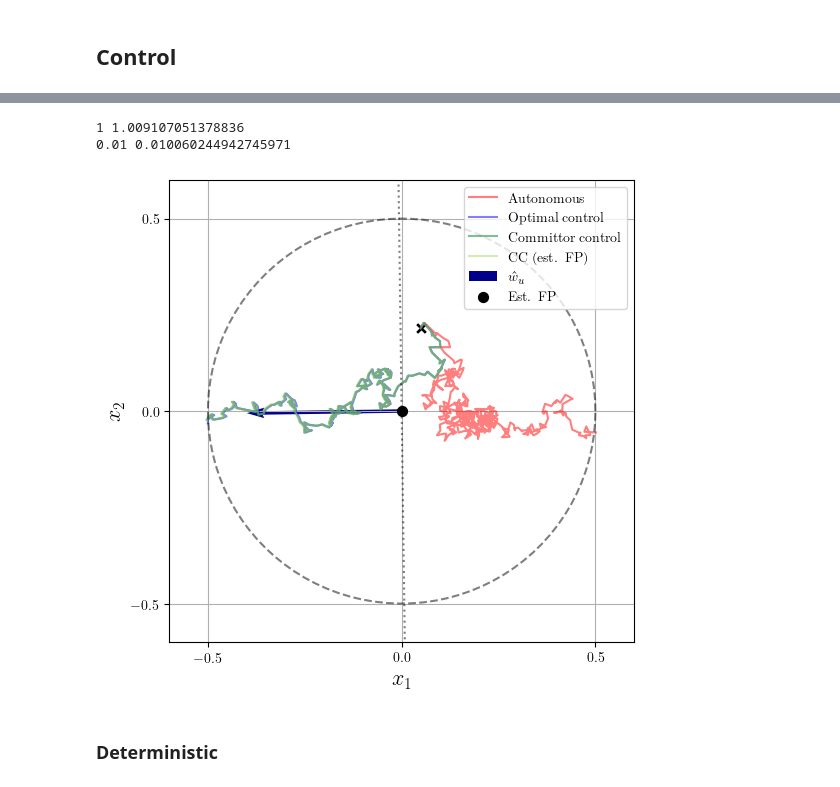
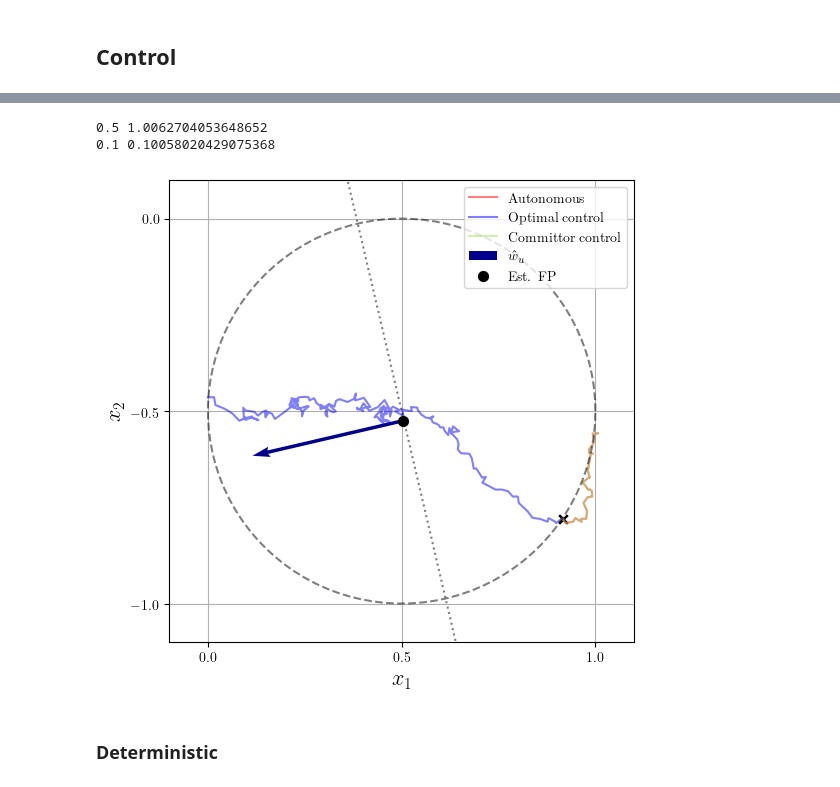
Before and after one commit to Asagodi/committor_control, a Jupyter notebook: estimation_test.ipynb, the cells around one changed output, grey strips where cells are left out. Drawn from its saved outputs; the diff is of its cells as text; code cells hidden in the pictures.

```diff
--- a/estimation_test.ipynb
+++ b/estimation_test.ipynb
@@ -94,8 +229,0 @@ for t in range(1, T):
-# %%
-tracker = ExponentialCovarianceTracker(dim, gamma=0.999, store_history=True)
-#tracker = OnlineCovarianceTracker(dim, store_history=True)
-
-# --- Compare inferred A to linearization at saddle ---
-A_linearized = np.array([[1, 0], [0, -4]])
-#A_linearized = np.eye(2) + A_linearized * dt
-A_stable =  np.array([[-2, 0], [0, -4]]) #* dt +np.eye(2) +
@@ -645,12 +1001,14 @@ plt.show()
 # %%
-D_est = noise_strength_to_D(tracker.noise_strength, dt, dim)
-r = tracker.lambda_history[-1] / (2*D_est)
-u_star_hp_est = high_precision_control(u_vals, a=a, r=r, D=D_est, precision=dps)
+#D_est = noise_strength_to_D(tracker.noise_strength, dt, dim)
+#r = tracker.lambda_history[-1] / (2*D_est)
+#u_star_hp_est = high_precision_control(u_vals, a=a, r=r, D=D_est, precision=dps)
+
+u_star_erf_est = np.array([committor_control_erf_scalar(u_v, lambda_u=tracker.lambda_history[-1], D=D_est, a=.5) for u_v in u_vals])
 
 plt.figure(figsize=(6,4))
 plt.plot(-u_vals, u_relu, 'm', lw=2, label='ReLU control', alpha=0.7)
-plt.plot(-u_vals, u_star_hp, 'b', lw=2, label=f'Optimal committor control', alpha=0.7)
-plt.plot(-u_vals, u_star_hp_est, 'g', lw=2, label=f'Est. committor control', alpha=0.7)
+plt.plot(-u_vals, u_star_hp, '--', color='b', lw=2, label=f'Optimal committor control', alpha=0.7)
+plt.plot(-u_vals, u_star_erf_est, 'g', lw=2, label=f'Est. committor control', alpha=0.7)
 plt.ylim([-0.02, 2*a + 0.1])
 plt.xticks([-a, 0, a], ['-a', '0', 'a'])
 plt.yticks([0, 2*a], ['0', '2a'])
@@ -1026,7 +1365,7 @@ n_traj = 1
 dt = 0.01
 T = 1000
 noise_std = 0.1
-seed = 0
+seed = 1
 dim = 2
 init_range = 0.5
 x_max = 0.5
@@ -1038,9 +1377,9 @@ abort_on_exit = True
 # -----------------------
 controllers_to_run = {
     "Autonomous": None,
-    "Optimal": high_precision_feedback,
-    "Committor": high_precision_feedback,
-    "Committor (est. FP)": high_precision_feedback,
+    "Optimal": erf_feedback,
+    "Committor": erf_feedback,
+    "Committor (est. FP)": erf_feedback,
     "ReLU": relu_feedback
 }
 
@@ -1048,8 +1387,9 @@ controllers_to_run = {
 # True parameters
 # -----------------------
 l_unstable_true = np.array([1, 0])
-lambda_u_true = 1
+lambda_u_true = .5
 D_true = D  # make sure D is defined
+x_fp_true = x_star
 
 # -----------------------
 # Estimated parameters
@@ -1062,6 +1402,7 @@ if l_unstable_est[0] < 0:
 lambda_est = tracker.lambda_history[-1]
 D_est = noise_strength_to_D(tracker.noise_history[-1], dt, dim=dim, sde_convention="sqrt2D")
 b_est = tracker.b_history[-1]
+x_fp_est = x_star_hats[-1]
 print(lambda_u_true, lambda_est)
 print(D_true, D_est)
 
@@ -1076,47 +1417,49 @@ all_results = run_simulations(
     drift_func=drift_func,
     noise_std=noise_std,
     init_range=init_range,
+    a=0.5,
     l_unstable_true=l_unstable_true,
     lambda_u_true=lambda_u_true,
     D_true=D_true,
+    x_fp_true=x_fp_true,
     l_unstable_est=l_unstable_est,
     lambda_est=lambda_est,
     D_est=D_est,
-    b_est=b_est,
+    x_fp_est=x_fp_est,
     controllers_to_run=controllers_to_run,
     x_max=x_max,
     oob_coords=oob_coords,
     abort_on_exit=abort_on_exit,
     control_r_neigh=0.5,
-    control_nbhd_shape="circular",
+    control_nbhd_shape="rectangular",
     seed=seed
 )
 # %% [output]
-1 1.009107051378836
-0.01 0.010060244942745971
+0.5 1.0062704053648652
+0.1 0.10058020429075368
 # %%
 # Access trajectories like before:
 all_X_uncontrolled = all_results["Autonomous"]
 all_X_opt_ctrld = all_results["Optimal"]
 all_X_relu_ctrld = all_results["ReLU"]
 all_X_comm_ctrld = all_results["Committor"]
 all_X_comm_ctrld_fp = all_results["Committor (est. FP)"]
 
 trajectories_info = {
     "Autonomous": (all_X_uncontrolled, "red"),
     "Optimal control": (all_X_opt_ctrld, "blue"),
     #"ReLU control": (all_X_relu_ctrld, "orange"),
-    "Committor control": (all_X_comm_ctrld, "#007f2f"),
-    "CC (est. FP)": (all_X_comm_ctrld_fp, "#aad96a")
+    #"Committor control": (all_X_comm_ctrld, "#007f2f"),
+    "Committor control": (all_X_comm_ctrld_fp, "#aad96a")
 }
 
 fig, ax = plt.subplots(figsize=(6,6))
-plot_trajectories(ax, trajectories_info, tracker, show_n=5, title=None) #"Uncontrolled vs Optimal vs Committor control"
+plot_trajectories(ax, trajectories_info, tracker, x_fp_true=x_fp_true, show_n=5, title=None)
 fig.savefig(f"figures/singletraj_comparison_rs{seed}.pdf", bbox_inches='tight')
 fig.savefig(f"figures/singletraj_comparison_rs{seed}.png", dpi=300, bbox_inches='tight')
 plt.show()
 # %% [output]
-[figure, old version]
+[figure, new version]
 # %% [markdown]
 ### Deterministic
 # %%
```
Also changed, not shown: parts of 38 cells of this notebook.
